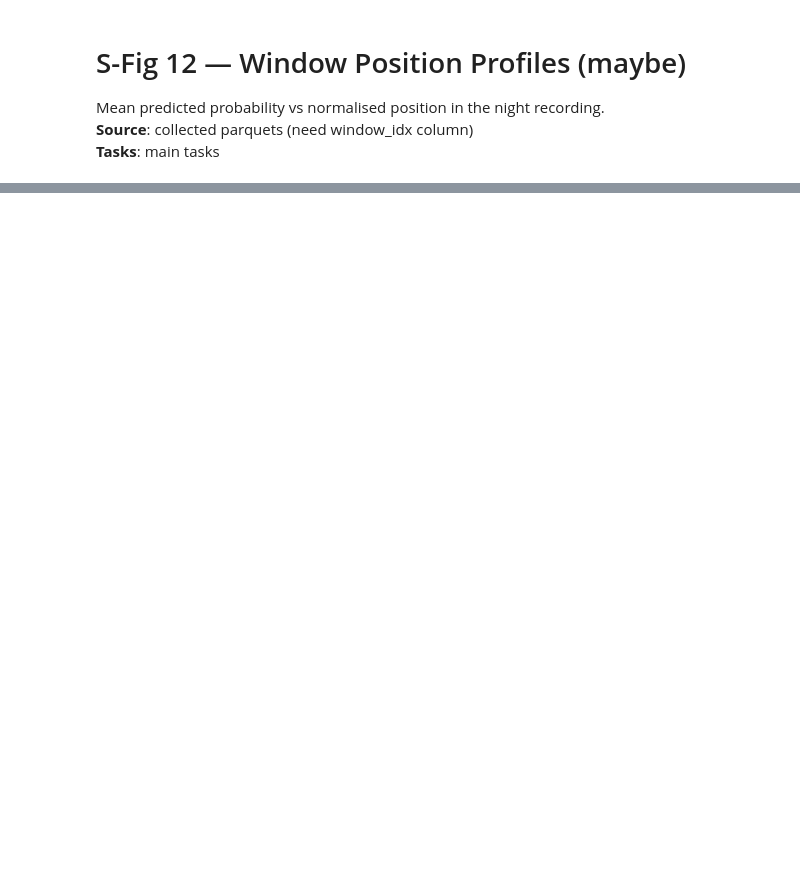
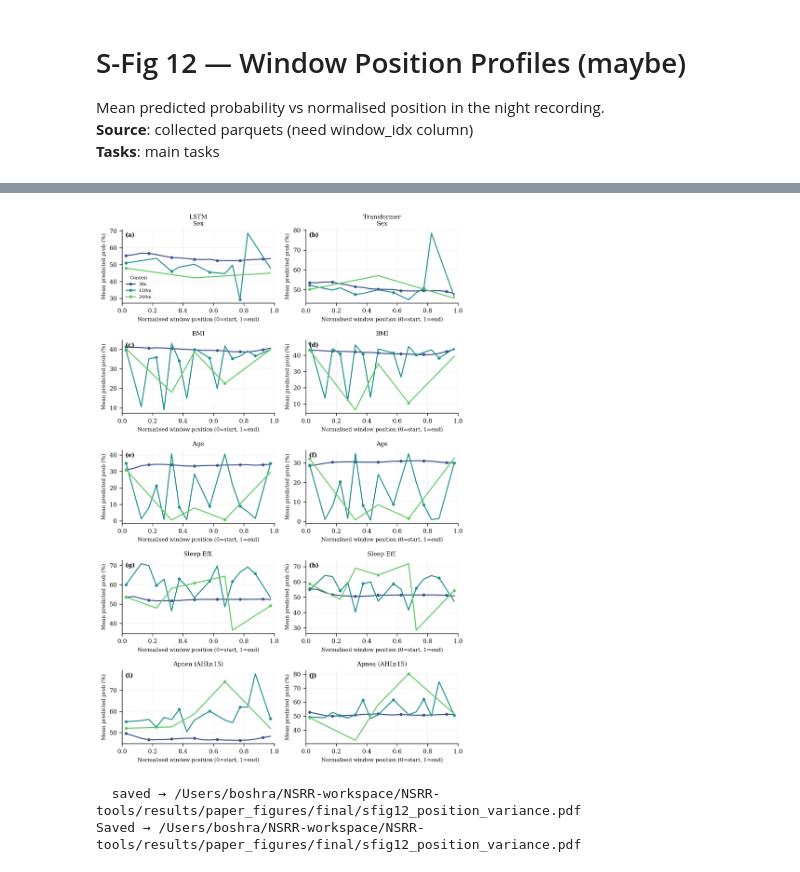
Before and after one commit to boshrakh95/NSRR-tools, a Jupyter notebook: results/paper_figures/notebooks/sfig23_position_variance.ipynb, the cells around one changed output, grey strips where cells are left out. Drawn from its saved outputs; the diff is of its cells as text; code cells hidden in the pictures; blank space fills up the shorter version.

```diff
--- a/results/paper_figures/notebooks/sfig23_position_variance.ipynb
+++ b/results/paper_figures/notebooks/sfig23_position_variance.ipynb
@@ -59,31 +62,46 @@ def add_panel_label(ax, label, x=0.02, y=0.97):
     ax.text(x, y, label, transform=ax.transAxes,
             fontsize=8, fontweight="bold", va="top", fontfamily="serif")
 # %%
-HEAD   = "lstm"
-SPLIT  = "test"
-TASKS  = MAIN_TASKS
+HEADS         = ["lstm", "transformer"]
+SPLIT         = "test"
+TASKS         = MAIN_TASKS
 SHOW_CONTEXTS = ["30s", "120m", "240m"]
-N_COLS = 3
-N_ROWS = (len(TASKS) + N_COLS - 1) // N_COLS
 
-pqs = {t: load_parquets("phase0_v3", t, HEAD, SPLIT) for t in TASKS}
+pqs_all = {
+    head: {t: load_parquets("phase0_v3", t, head, SPLIT) for t in TASKS}
+    for head in HEADS
+}
 # %%
-fig, axes = plt.subplots(N_ROWS, N_COLS, figsize=(FULL_W, N_ROWS * 2.1))
-axes_flat = axes.flatten()
+N_TASKS = len(TASKS)
+fig, axes = plt.subplots(N_TASKS, 2, figsize=(FULL_W, N_TASKS * 2.1))
 
-for i, (ax, task) in enumerate(zip(axes_flat, TASKS)):
-    panels.position_panel(ax, pqs[task], contexts=SHOW_CONTEXTS)
-    ax.set_title(TASK_LABEL.get(task, task), fontsize=8)
-    add_panel_label(ax, f"({chr(97+i)})")
-    if i > 0 and ax.get_legend():
-        ax.get_legend().remove()
+for row, task in enumerate(TASKS):
+    for col, head in enumerate(HEADS):
+        ax = axes[row, col]
+        panels.position_panel(ax, pqs_all[head][task], contexts=SHOW_CONTEXTS)
+        add_panel_label(ax, f"({chr(97 + row * 2 + col)})")
 
-for ax in axes_flat[len(TASKS):]:
-    ax.set_visible(False)
+        # Column header (head name) on top row; task name on every row
+        if row == 0:
+            ax.set_title(f"{HEAD_STYLE[head]['label']}\n{TASK_LABEL.get(task, task)}", fontsize=8)
+        else:
+            ax.set_title(TASK_LABEL.get(task, task), fontsize=8)
+
+        # Legend only in first panel
+        if (row, col) != (0, 0) and ax.get_legend():
+            ax.get_legend().remove()
 
 fig.tight_layout(h_pad=1.5, w_pad=1.0)
 plt.show()
+# %% [output]
+[figure, added]
 # %%
-# ── Run when figure looks good ──────────────────────────────────
+# ── Run when figure looks good ──────────────────────────────
 save_figure(fig, FINAL_OUT, "sfig12_position_variance")
-print("Saved →", FINAL_OUT / "sfig12_position_variance.pdf")
+import shutil
+shutil.copy(FINAL_OUT / "sfig12_position_variance.pdf",
+            WORKSPACE_ROOT / "TBME_submission" / "sfig12_position_variance.pdf")
+print("Saved + copied → TBME_submission/sfig12_position_variance.pdf")
+# %% [output]
+  saved → /Users/boshra/NSRR-workspace/NSRR-tools/results/paper_figures/final/sfig12_position_variance.pdf
+Saved → /Users/boshra/NSRR-workspace/NSRR-tools/results/paper_figures/final/sfig12_position_variance.pdf
```
Also changed, not shown: parts of 1 cell of this notebook, 34 other files.
